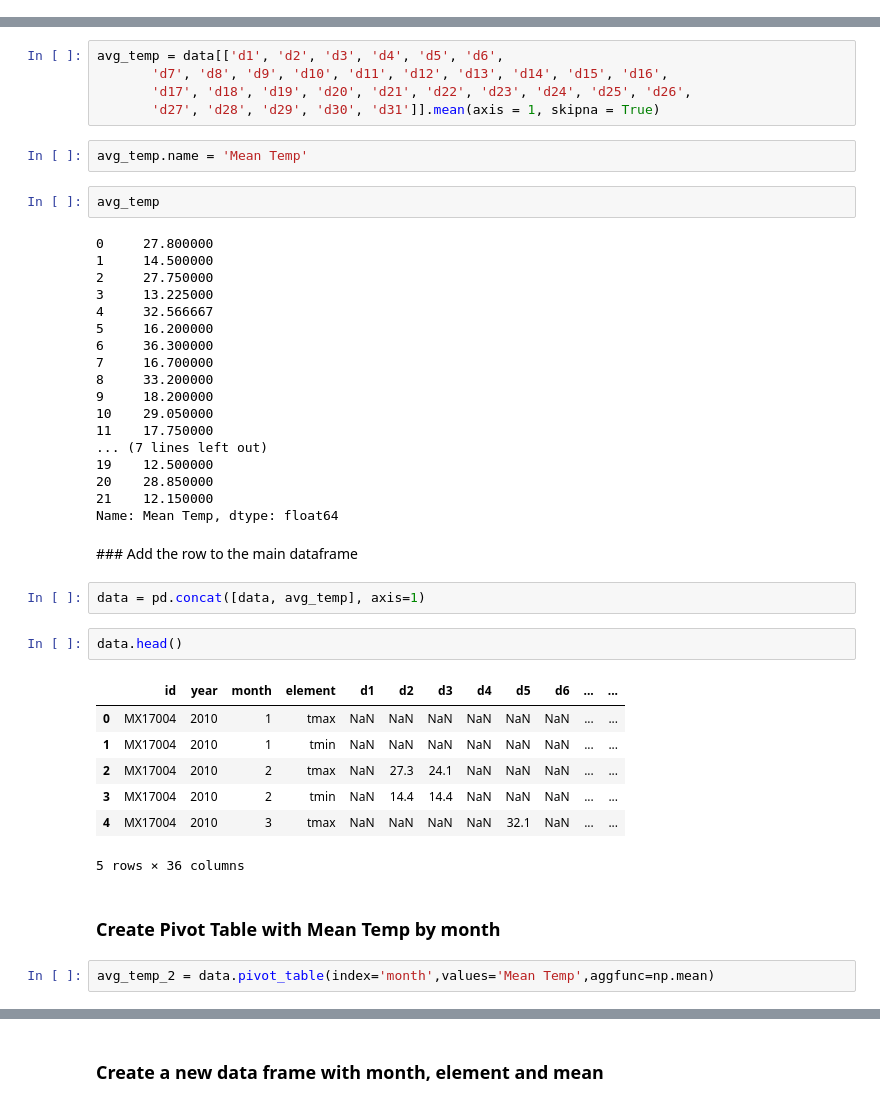
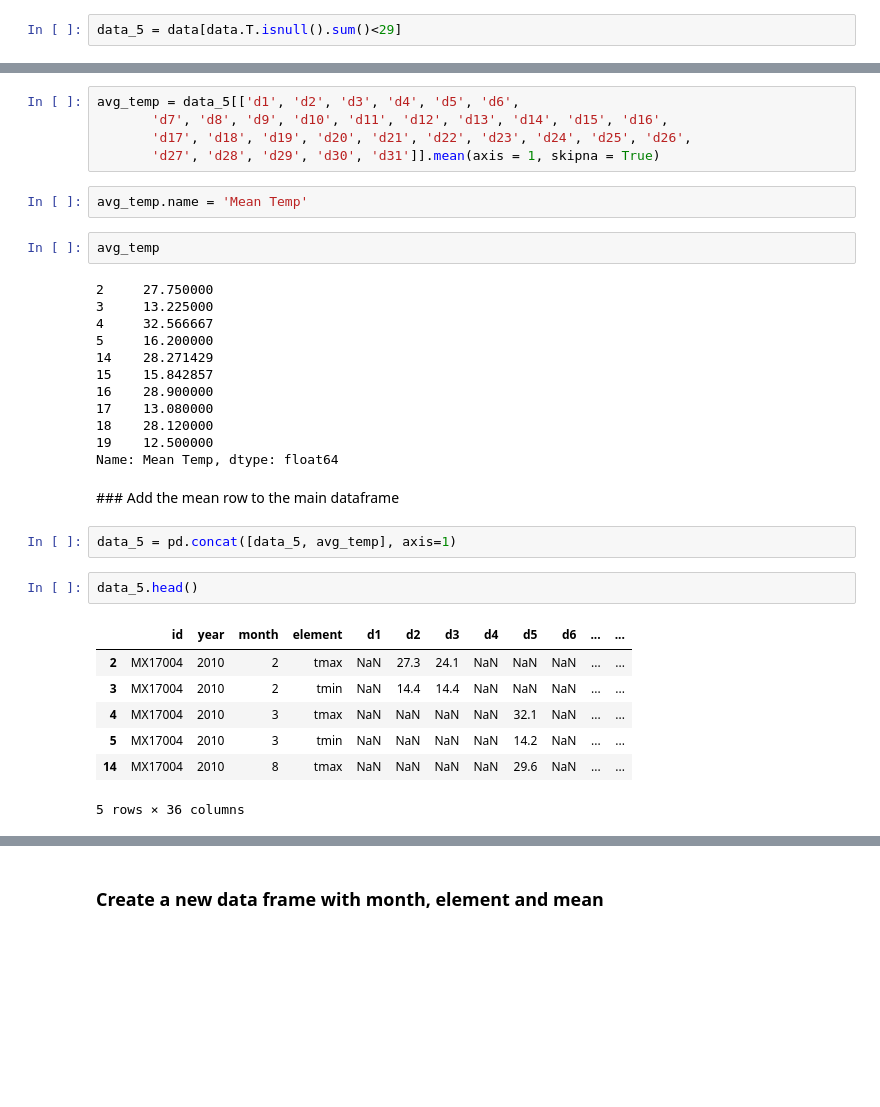
Before and after one commit to paulagual/lab-data-cleaning, a Jupyter notebook: your-code/weather.ipynb, the cells around one changed output, grey strips where cells are left out. Saved outputs shown, nothing was run; the diff lists cells and outputs as text; blank space fills up the shorter version.

```diff
--- a/your-code/weather.ipynb
+++ b/your-code/weather.ipynb
@@ -114,0 +141,2 @@ memory usage: 6.1+ KB
+# %%
+data_5 = data[data.T.isnull().sum()<29]
@@ -115,7 +227,7 @@ memory usage: 6.1+ KB
 # %% [markdown]
 ### Temp Means by month and element without the NaN Values
 # %%
-avg_temp = data[['d1', 'd2', 'd3', 'd4', 'd5', 'd6',
+avg_temp = data_5[['d1', 'd2', 'd3', 'd4', 'd5', 'd6',
        'd7', 'd8', 'd9', 'd10', 'd11', 'd12', 'd13', 'd14', 'd15', 'd16',
        'd17', 'd18', 'd19', 'd20', 'd21', 'd22', 'd23', 'd24', 'd25', 'd26',
        'd27', 'd28', 'd29', 'd30', 'd31']].mean(axis = 1, skipna = True)
@@ -124,38 +236,28 @@ avg_temp.name = 'Mean Temp'
 # %%
 avg_temp
 # %% [output]
-0     27.800000
-1     14.500000
 2     27.750000
 3     13.225000
 4     32.566667
 5     16.200000
-6     36.300000
-7     16.700000
-8     33.200000
-9     18.200000
-10    29.050000
-11    17.750000
-... (7 lines left out)
+14    28.271429
+15    15.842857
+16    28.900000
+17    13.080000
+18    28.120000
 19    12.500000
-20    28.850000
-21    12.150000
 Name: Mean Temp, dtype: float64
 # %% [markdown]
-### Add the row to the main dataframe
+### Add the mean row to the main dataframe
 # %%
-data = pd.concat([data, avg_temp], axis=1)
+data_5 = pd.concat([data_5, avg_temp], axis=1)
 # %%
-data.head()
+data_5.head()
 # %% [output]
 |  | id | year | month | element | d1 | d2 | d3 | d4 | d5 | d6 | ... | ... |
-| 0 | MX17004 | 2010 | 1 | tmax | NaN | NaN | NaN | NaN | NaN | NaN | ... | ... |
-| 1 | MX17004 | 2010 | 1 | tmin | NaN | NaN | NaN | NaN | NaN | NaN | ... | ... |
 | 2 | MX17004 | 2010 | 2 | tmax | NaN | 27.3 | 24.1 | NaN | NaN | NaN | ... | ... |
 | 3 | MX17004 | 2010 | 2 | tmin | NaN | 14.4 | 14.4 | NaN | NaN | NaN | ... | ... |
 | 4 | MX17004 | 2010 | 3 | tmax | NaN | NaN | NaN | NaN | 32.1 | NaN | ... | ... |
+| 5 | MX17004 | 2010 | 3 | tmin | NaN | NaN | NaN | NaN | 14.2 | NaN | ... | ... |
+| 14 | MX17004 | 2010 | 8 | tmax | NaN | NaN | NaN | NaN | 29.6 | NaN | ... | ... |
 5 rows × 36 columns
-# %% [markdown]
-### Create Pivot Table with Mean Temp by month
-# %%
-avg_temp_2 = data.pivot_table(index='month',values='Mean Temp',aggfunc=np.mean)
```
Also changed, not shown: parts of 43 cells of this notebook.
